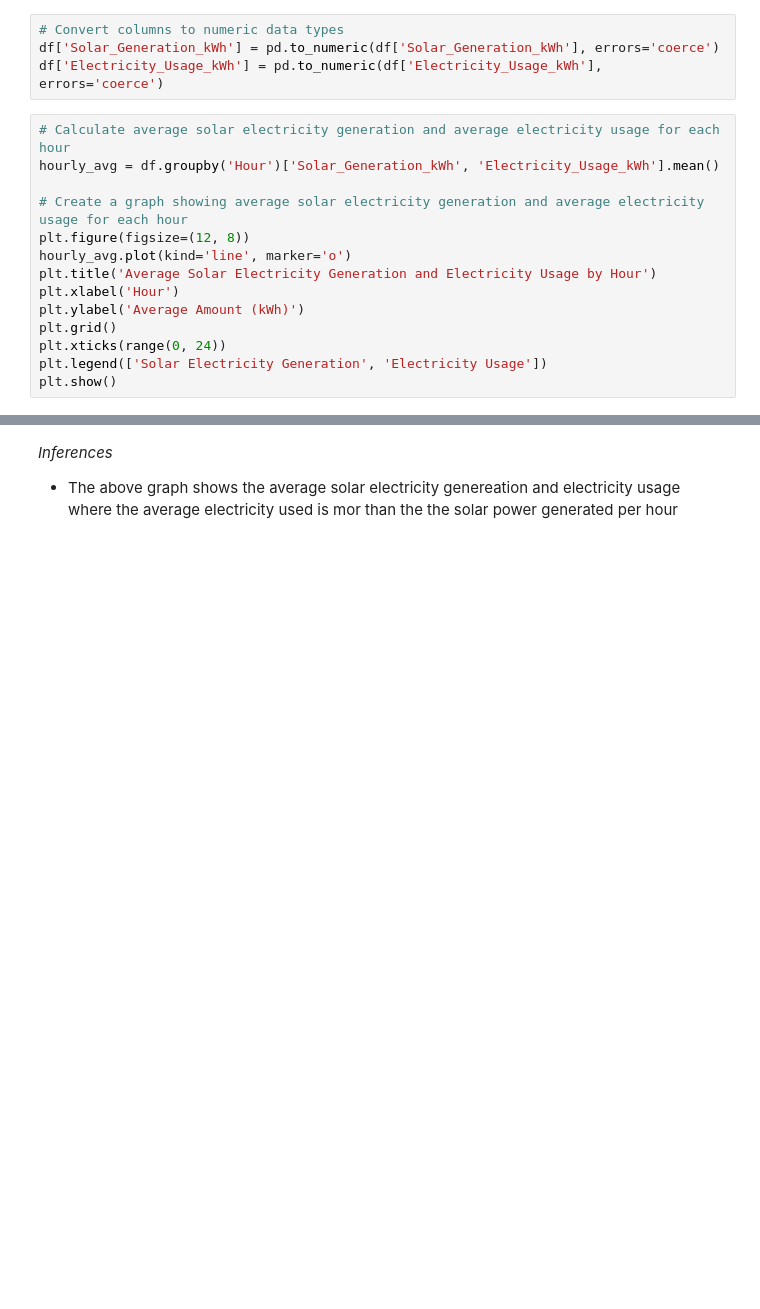
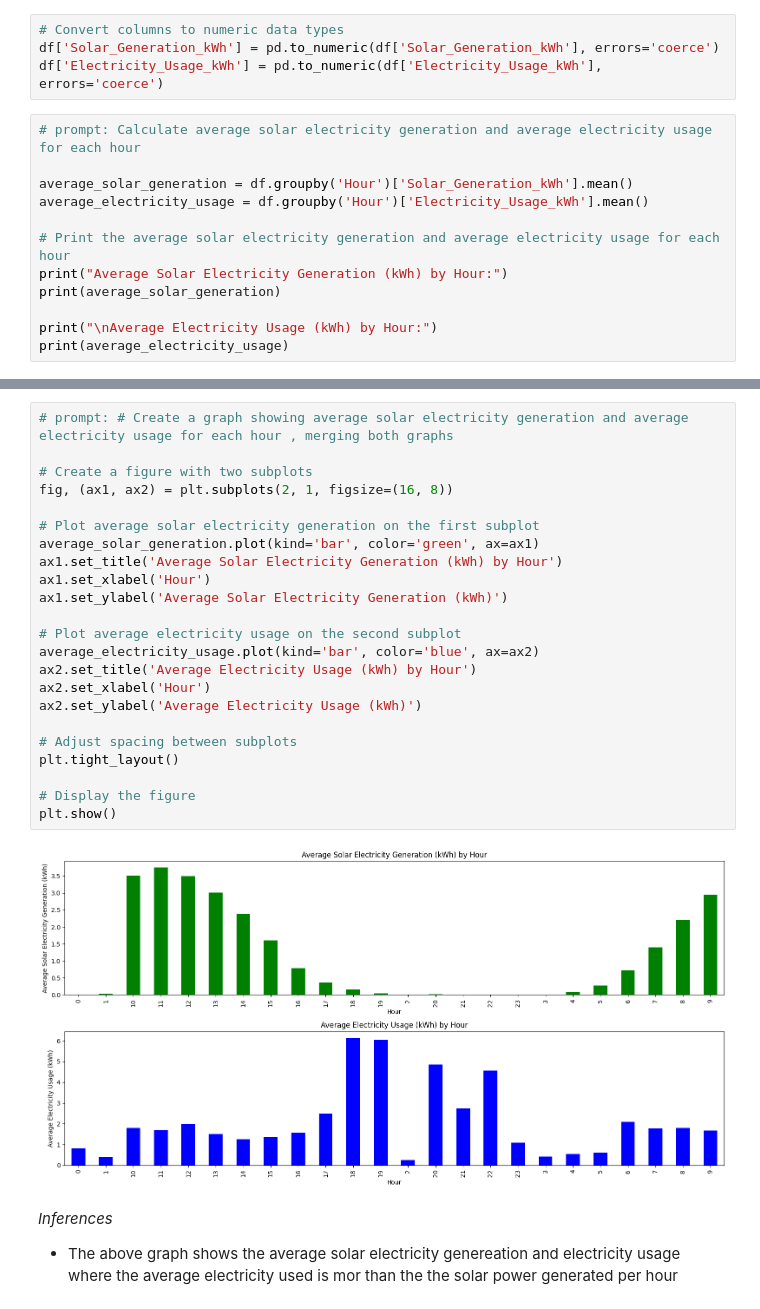
Before and after one commit to paulmachau/Solar-power-Valuation-output, a Jupyter notebook: power_generation (3).ipynb, the cells around one changed output, grey strips where cells are left out. Cells and saved outputs as stored; diff of their text form; blank space fills up the shorter version.

```diff
--- a/power_generation (3).ipynb
+++ b/power_generation (3).ipynb
@@ -180,17 +199,15 @@ dtype: object
 df['Solar_Generation_kWh'] = pd.to_numeric(df['Solar_Generation_kWh'], errors='coerce')
 df['Electricity_Usage_kWh'] = pd.to_numeric(df['Electricity_Usage_kWh'], errors='coerce')
 # %%
-# Calculate average solar electricity generation and average electricity usage for each hour
-hourly_avg = df.groupby('Hour')['Solar_Generation_kWh', 'Electricity_Usage_kWh'].mean()
+# prompt: Calculate average solar electricity generation and average electricity usage for each hour
 
-# Create a graph showing average solar electricity generation and average electricity usage for each hour
-plt.figure(figsize=(12, 8))
-hourly_avg.plot(kind='line', marker='o')
-plt.title('Average Solar Electricity Generation and Electricity Usage by Hour')
-plt.xlabel('Hour')
-plt.ylabel('Average Amount (kWh)')
-plt.grid()
-plt.xticks(range(0, 24))
-plt.legend(['Solar Electricity Generation', 'Electricity Usage'])
-plt.show()
+average_solar_generation = df.groupby('Hour')['Solar_Generation_kWh'].mean()
+average_electricity_usage = df.groupby('Hour')['Electricity_Usage_kWh'].mean()
+
+# Print the average solar electricity generation and average electricity usage for each hour
+print("Average Solar Electricity Generation (kWh) by Hour:")
+print(average_solar_generation)
+
+print("\nAverage Electricity Usage (kWh) by Hour:")
+print(average_electricity_usage)
 # %% [output]
@@ -199,3 +231,28 @@ plt.show()
+# %%
+# prompt: # Create a graph showing average solar electricity generation and average electricity usage for each hour , merging both graphs
+
+# Create a figure with two subplots
+fig, (ax1, ax2) = plt.subplots(2, 1, figsize=(16, 8))
+
+# Plot average solar electricity generation on the first subplot
+average_solar_generation.plot(kind='bar', color='green', ax=ax1)
+ax1.set_title('Average Solar Electricity Generation (kWh) by Hour')
+ax1.set_xlabel('Hour')
+ax1.set_ylabel('Average Solar Electricity Generation (kWh)')
+
+# Plot average electricity usage on the second subplot
+average_electricity_usage.plot(kind='bar', color='blue', ax=ax2)
+ax2.set_title('Average Electricity Usage (kWh) by Hour')
+ax2.set_xlabel('Hour')
+ax2.set_ylabel('Average Electricity Usage (kWh)')
+
+# Adjust spacing between subplots
+plt.tight_layout()
+
+# Display the figure
+plt.show()
+# %% [output]
+[figure, added]
 # %% [markdown]
 *Inferences*
 
```
Also changed, not shown: parts of 26 cells of this notebook.
